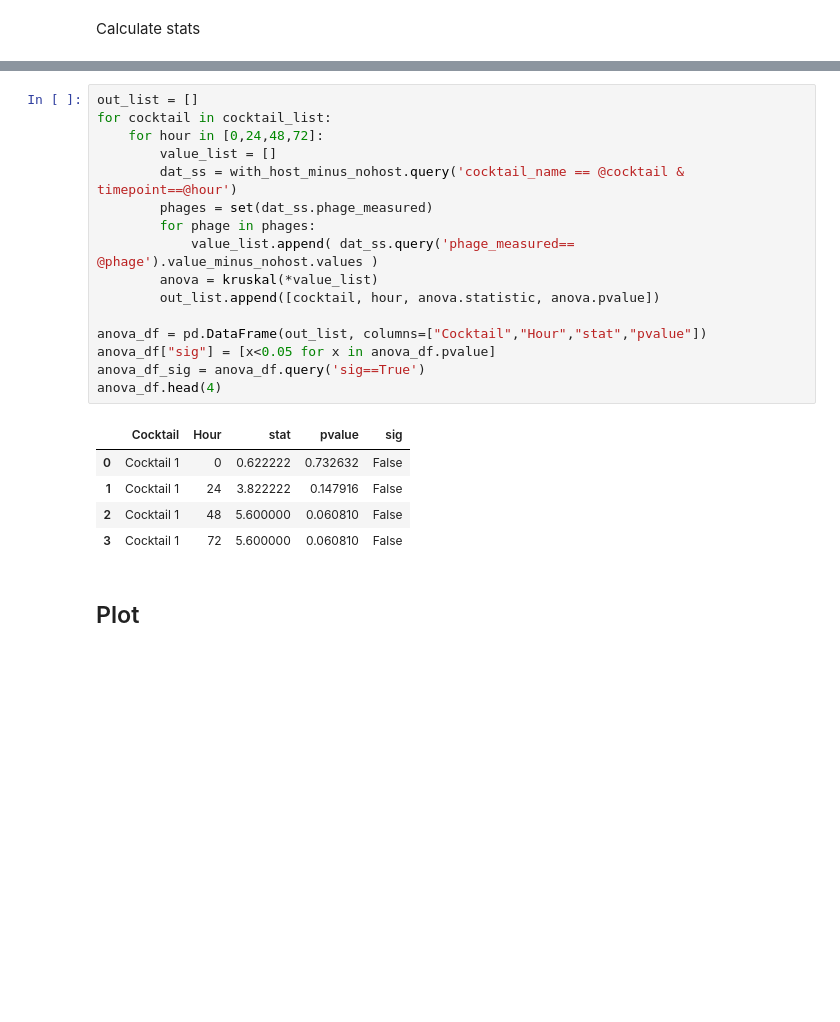
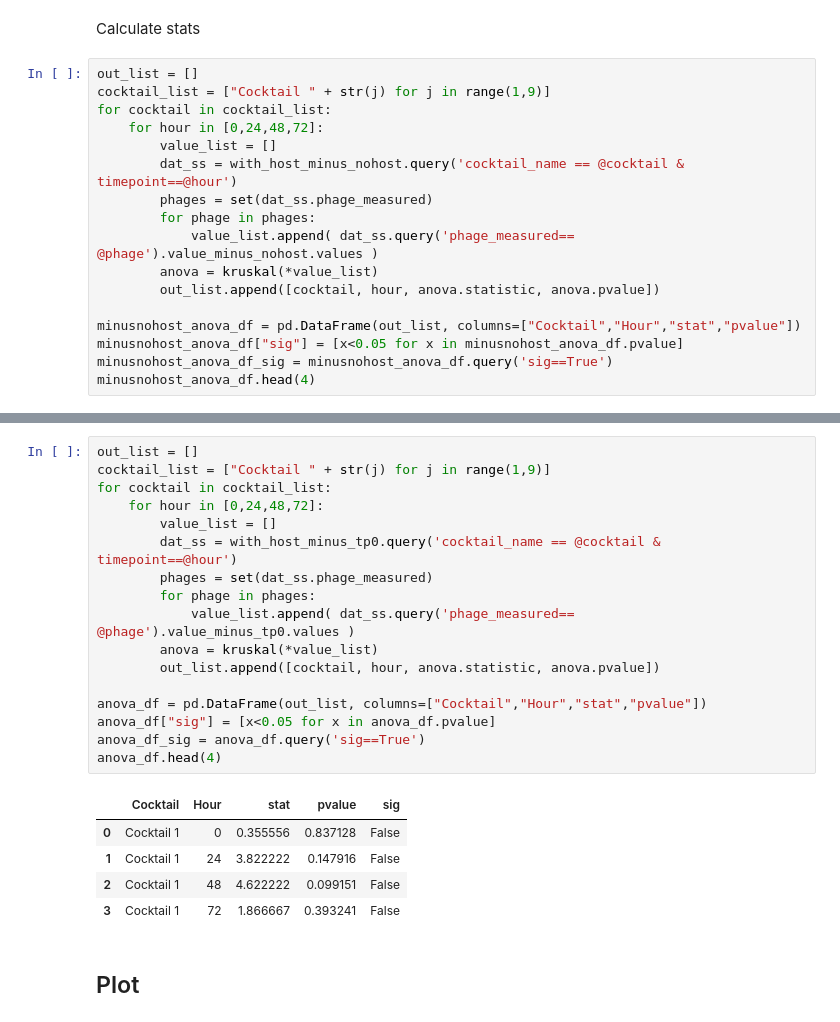
Before and after one commit to swandro/phage_cocktails, a Jupyter notebook: cocktail_timecourse_qpcr.ipynb, the cells around one changed output, grey strips where cells are left out. Drawn from its saved outputs; the diff is of its cells as text; blank space fills up the shorter version.

```diff
--- a/cocktail_timecourse_qpcr.ipynb
+++ b/cocktail_timecourse_qpcr.ipynb
@@ -185,3 +254,20 @@ od_plot_dat["cocktail_long"] = od_plot_dat["Cocktail"]
 od_plot_dat["Cocktail"] = ["Cocktail " + str(x.split()[1][0]) for x in od_plot_dat.cocktail_long]
 # %% [markdown]
 Calculate stats
+# %%
+out_list = []
+cocktail_list = ["Cocktail " + str(j) for j in range(1,9)]
+for cocktail in cocktail_list:
+    for hour in [0,24,48,72]:
+        value_list = []
+        dat_ss = with_host_minus_nohost.query('cocktail_name == @cocktail & timepoint==@hour')
+        phages = set(dat_ss.phage_measured)
+        for phage in phages:
+            value_list.append( dat_ss.query('phage_measured== @phage').value_minus_nohost.values )
+        anova = kruskal(*value_list)
+        out_list.append([cocktail, hour, anova.statistic, anova.pvalue])
+
+minusnohost_anova_df = pd.DataFrame(out_list, columns=["Cocktail","Hour","stat","pvalue"])
+minusnohost_anova_df["sig"] = [x<0.05 for x in minusnohost_anova_df.pvalue]
+minusnohost_anova_df_sig = minusnohost_anova_df.query('sig==True')
+minusnohost_anova_df.head(4)
@@ -188,25 +280,26 @@ Calculate stats
 # %%
 out_list = []
+cocktail_list = ["Cocktail " + str(j) for j in range(1,9)]
 for cocktail in cocktail_list:
     for hour in [0,24,48,72]:
         value_list = []
-        dat_ss = with_host_minus_nohost.query('cocktail_name == @cocktail & timepoint==@hour')
+        dat_ss = with_host_minus_tp0.query('cocktail_name == @cocktail & timepoint==@hour')
         phages = set(dat_ss.phage_measured)
         for phage in phages:
-            value_list.append( dat_ss.query('phage_measured== @phage').value_minus_nohost.values )
+            value_list.append( dat_ss.query('phage_measured== @phage').value_minus_tp0.values )
         anova = kruskal(*value_list)
         out_list.append([cocktail, hour, anova.statistic, anova.pvalue])
 
 anova_df = pd.DataFrame(out_list, columns=["Cocktail","Hour","stat","pvalue"])
 anova_df["sig"] = [x<0.05 for x in anova_df.pvalue]
 anova_df_sig = anova_df.query('sig==True')
 anova_df.head(4)
 # %% [output]
 |  | Cocktail | Hour | stat | pvalue | sig |
-| 0 | Cocktail 1 | 0 | 0.622222 | 0.732632 | False |
+| 0 | Cocktail 1 | 0 | 0.355556 | 0.837128 | False |
 | 1 | Cocktail 1 | 24 | 3.822222 | 0.147916 | False |
-| 2 | Cocktail 1 | 48 | 5.600000 | 0.060810 | False |
-| 3 | Cocktail 1 | 72 | 5.600000 | 0.060810 | False |
+| 2 | Cocktail 1 | 48 | 4.622222 | 0.099151 | False |
+| 3 | Cocktail 1 | 72 | 1.866667 | 0.393241 | False |
 # %% [markdown]
 ## Plot
 # %% [markdown]
```
Also changed, not shown: parts of 13 cells of this notebook, 7 other files.
